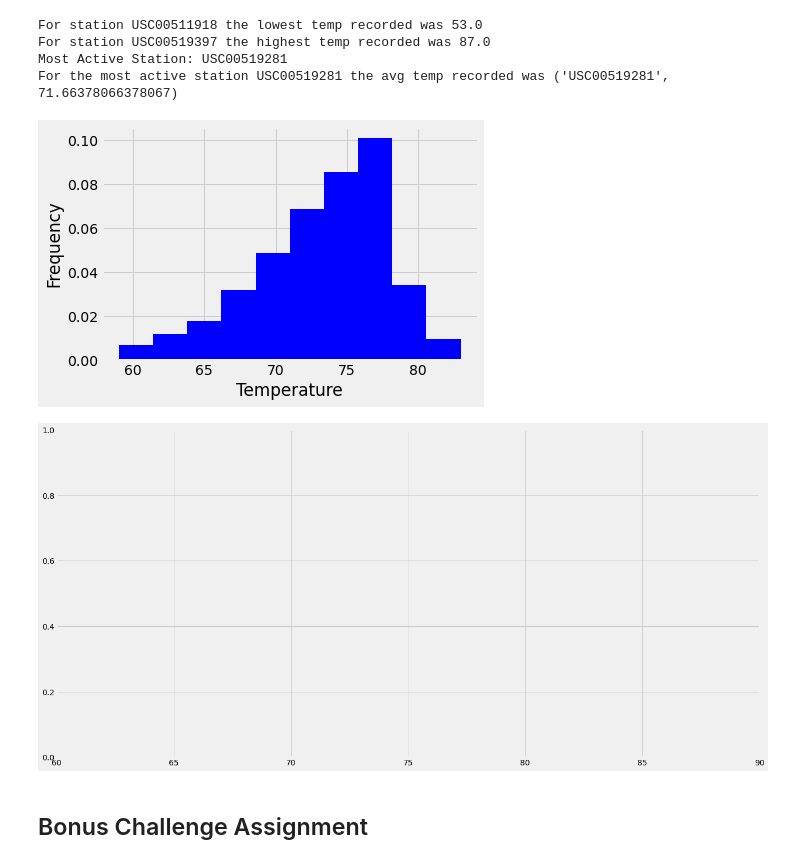
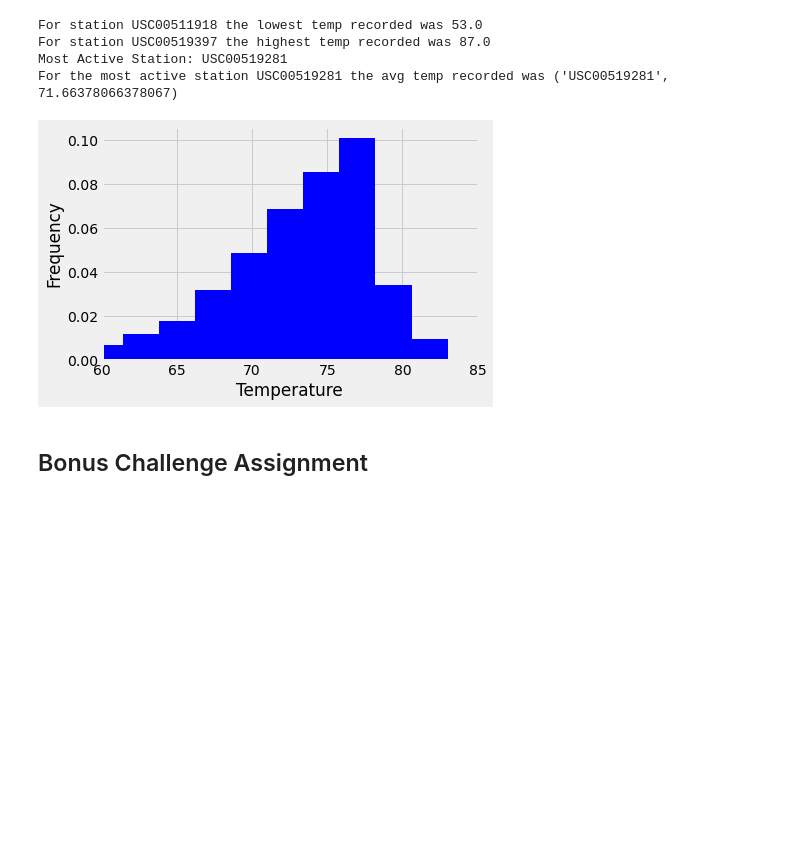
Before and after one commit to AdrianGallyot/sqlalchemy-challenge, a Jupyter notebook: climate_starter.ipynb, the cells around one changed output. Drawn from its saved outputs; the diff is of its cells as text; code cells hidden in the pictures; blank space fills up the shorter version.

```diff
--- a/climate_starter.ipynb
+++ b/climate_starter.ipynb
@@ -161,21 +174,19 @@ For the most active station USC00519281 the avg temp recorded was ('USC00519281'
 # %%
 # Choose the station with the highest number of temperature observations.
 
 ResultsStation = session.query(Measurement.station, Measurement.date, Measurement.tobs).filter(Measurement.station == StationActive.station).filter(Measurement.date > LastDateFormat).all()
 ResultsStation_df = pd.DataFrame(ResultsStation, columns=['station','Date','tobs'])
 
 # Query the last 12 months of temperature observation data for this station and plot the results as a histogram
 x = ResultsStation_df['tobs']
 
 plt.hist(x, density=True, facecolor='b')
 plt.xlabel('Temperature')
 plt.ylabel('Frequency')
-plt.figure(figsize=(20,10))
-plt.xlim(60,90)
+plt.xlim(60,85)
 plt.grid(True)
 # %% [output]
-[figure, old version]
+[figure, new version]
-[figure, removed]
 # %% [markdown]
 ## Bonus Challenge Assignment
 # %%
```
Also changed, not shown: parts of 2 cells of this notebook.
